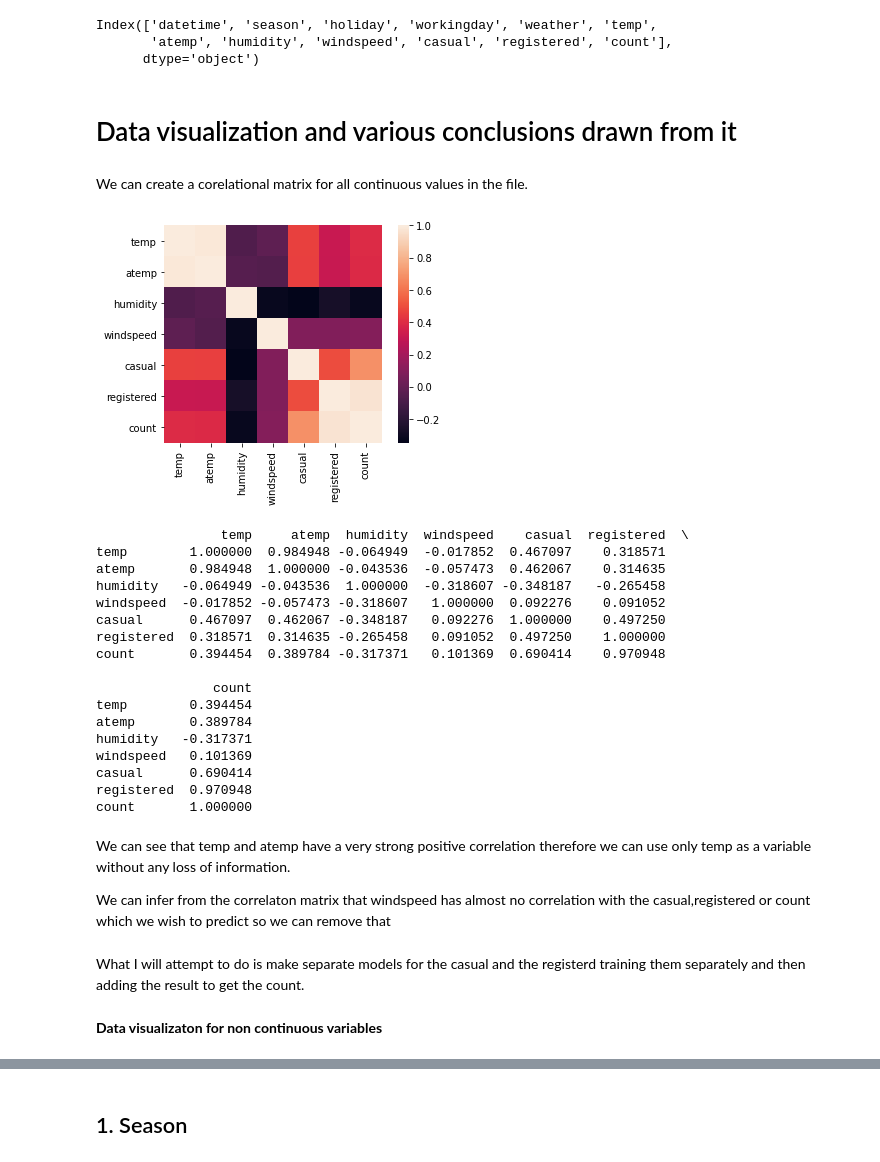
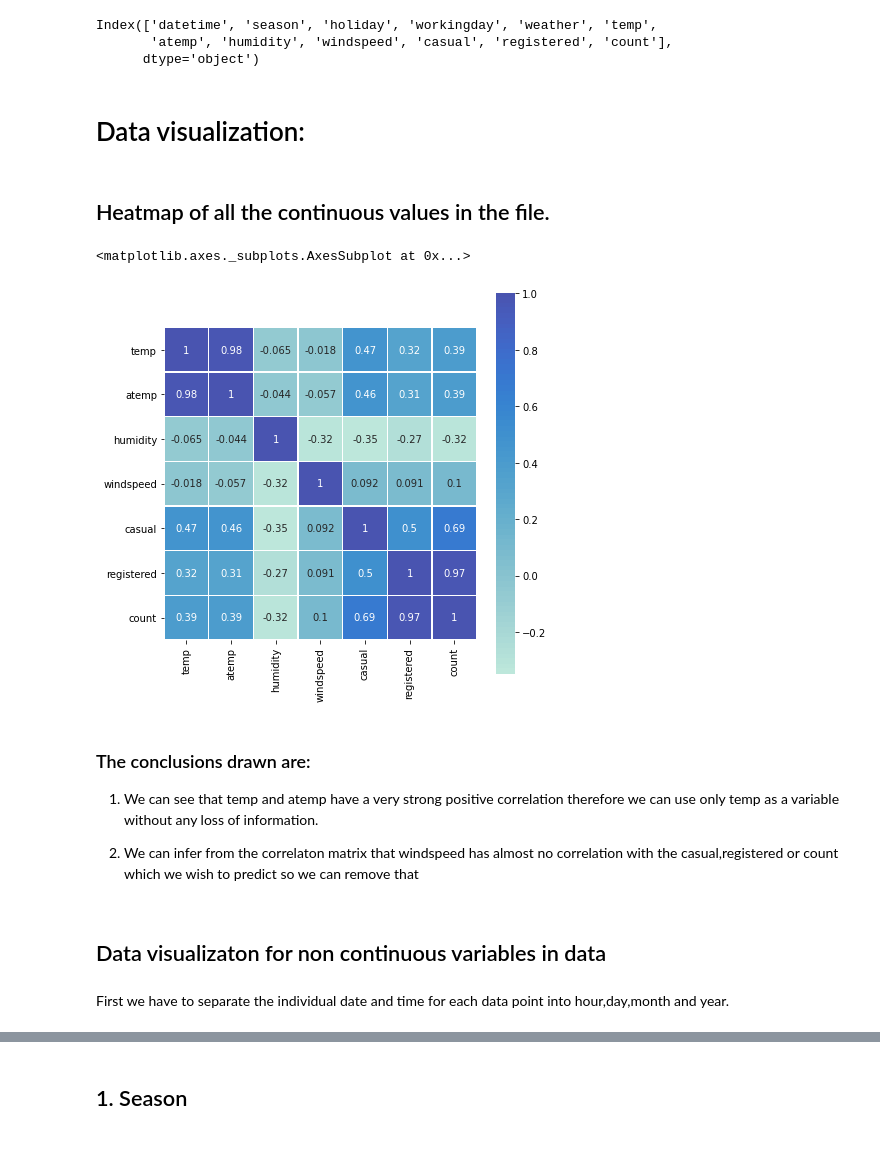
Before and after one commit to sidhantagar/Kaggle-Bike-Sharing-Demand, a Jupyter notebook: bike-sharing-demand using random forest.ipynb, the cells around one changed output, grey strips where cells are left out. Saved outputs shown, nothing was run; the diff lists cells and outputs as text; code cells hidden in the pictures.

```diff
--- a/bike-sharing-demand using random forest.ipynb
+++ b/bike-sharing-demand using random forest.ipynb
@@ -74,39 +74,23 @@ Index(['datetime', 'season', 'holiday', 'workingday', 'weather', 'temp',
        'atemp', 'humidity', 'windspeed', 'casual', 'registered', 'count'],
       dtype='object')
 # %% [markdown]
-# Data visualization and various conclusions drawn from it
+# Data visualization:
 # %% [markdown]
-We can create a corelational matrix for all continuous values in the file.
+## Heatmap of all the continuous values in the file.
 # %%
 corr = file[['temp','atemp','humidity', 'windspeed','casual', 'registered','count']].corr()
-# %%
-sb.heatmap(corr,square=True)
-plt.show()
-print(corr)
-# %% [output]
-[figure, removed]
-                temp     atemp  humidity  windspeed    casual  registered  \
-temp        1.000000  0.984948 -0.064949  -0.017852  0.467097    0.318571
-atemp       0.984948  1.000000 -0.043536  -0.057473  0.462067    0.314635
-humidity   -0.064949 -0.043536  1.000000  -0.318607 -0.348187   -0.265458
-windspeed  -0.017852 -0.057473 -0.318607   1.000000  0.092276    0.091052
-casual      0.467097  0.462067 -0.348187   0.092276  1.000000    0.497250
-registered  0.318571  0.314635 -0.265458   0.091052  0.497250    1.000000
-count       0.394454  0.389784 -0.317371   0.101369  0.690414    0.970948
-
-               count
-temp        0.394454
-atemp       0.389784
-humidity   -0.317371
-windspeed   0.101369
-casual      0.690414
-registered  0.970948
-count       1.000000
+# %%
+f,axes = plt.subplots(1,1,figsize = (7,7))
+sb.heatmap(corr,square=True,annot = True,linewidth = .5,center = 2,ax = axes)
+# %% [output]
+<matplotlib.axes._subplots.AxesSubplot at 0x...>
+[figure, added]
 # %% [markdown]
-We can see that temp and atemp have a very strong positive correlation therefore we can use only temp as a variable without any loss of information.
+### The conclusions drawn are:
+1. We can see that temp and atemp have a very strong positive correlation therefore we can use only temp as a variable without any loss of information.
 
-We can infer from the correlaton matrix that windspeed has almost no correlation with the casual,registered or count which we wish to predict so we can remove that
+2. We can infer from the correlaton matrix that windspeed has almost no correlation with the casual,registered or count which we wish to predict so we can remove that
-# %% [markdown]
-What I will attempt to do is make separate models for the casual and the registerd training them separately and then adding the result to get the count.
 # %% [markdown]
-**Data visualizaton for non continuous variables**
+## Data visualizaton for non continuous variables in data
+# %% [markdown]
+First we have to separate the individual date and time for each data point into hour,day,month and year.
```
Also changed, not shown: parts of 67 cells of this notebook.
